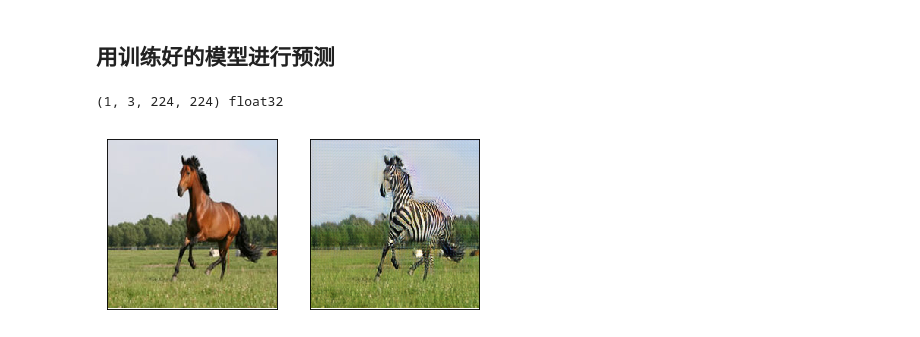
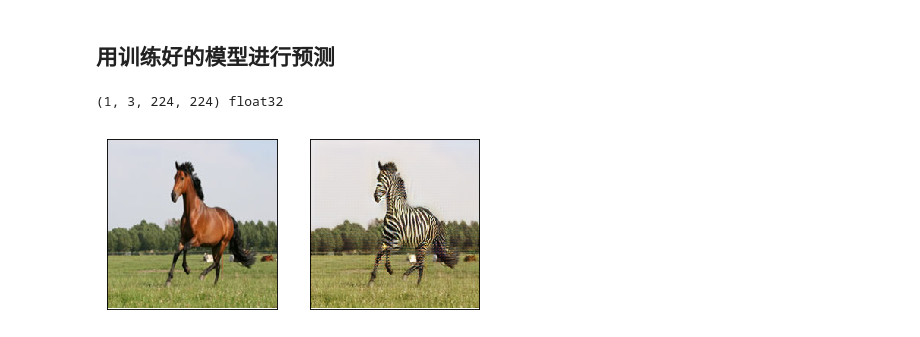
Before and after one commit to PaddlePaddle/book, a Jupyter notebook: paddle2.0_docs/cyclegan/cyclegan.ipynb, the cells around one changed output. Cells and saved outputs as stored; diff of their text form; code cells hidden in the pictures.

```diff
--- a/paddle2.0_docs/cyclegan/cyclegan.ipynb
+++ b/paddle2.0_docs/cyclegan/cyclegan.ipynb
@@ -18,7 +22,6 @@ CycleGAN，即循环生成对抗网络，是一种用于图片风格迁移的模
 # %%
 import paddle
-from paddle.io import Dataset, DataLoader
-import paddle.fluid as fluid
+from paddle.io import Dataset, DataLoader, IterableDataset
 import numpy as np
 import cv2
 import random
@@ -29,16 +32,15 @@ import matplotlib.pyplot as plt
 
 warnings.filterwarnings("ignore", category=Warning) # 过滤报警信息
 
-paddle.disable_static() # 设置框架使用动态图模式
-
 BATCH_SIZE = 1
 DATA_DIR = '/home/aistudio/data/data10040/horse2zebra/' # 设置训练集数据地址
-# PLACE = fluid.CPUPlace() # 在cpu上训练
-PLACE = fluid.CUDAPlace(0)  # 在gpu上训练
+# PLACE = paddle.CPUPlace() # 在cpu上训练
+PLACE = paddle.CUDAPlace(0)  # 在gpu上训练
 # %% [markdown]
 ## 准备数据集
 # %%
 from PIL import Image
+from paddle.vision.transforms import RandomCrop
 
 # 处理图片数据：随机裁切、调整图片数据形状、归一化数据
 def data_transform(img, output_size):
@@ -46,10 +48,8 @@ def data_transform(img, output_size):
     assert h == w and h >= output_size # check picture size
 
     # random crop
-    margin = h - output_size
-    left = random.randint(0, margin)
-    top = random.randint(0, margin)
-    img = img[top : top + output_size, left : left + output_size, :]
+    rc = RandomCrop(224)
+    img = rc(img)
 
     # normalize
     img = img / 255. * 2. - 1.
@@ -472,31 +493,30 @@ Start time : 2020-11-30 23:36:56 start step: 240001
 ## 用训练好的模型进行预测
 # %%
 def infer(img_path, place, model_path='./model/'):
-    with fluid.dygraph.guard(place):
-        # 定义生成器对象
-        g_b = Gen()
+    # 定义生成器对象
+    g_b = Gen()
 
-        # 设置模型为训练模式，针对bn、dropout等进行不同处理
-        g_b.eval()
+    # 设置模型为训练模式，针对bn、dropout等进行不同处理
+    g_b.eval()
 
-        # 读取存储的模型
-        gb_para, _ = fluid.load_dygraph(model_path+'gen_a2b')
-        g_b.load_dict(gb_para)
+    # 读取存储的模型
+    gb_para_dict = paddle.load(model_path+'gen_a2b.pdparams')
+    g_b.set_state_dict(gb_para_dict)
 
-        # 读取图片数据
-        img_a = cv2.imread(img_path)
-        img_a = cv2.cvtColor(img_a, cv2.COLOR_BGR2RGB)
-        img_a = data_transform(img_a, 224)
-        img_a = paddle.to_tensor(np.array([img_a]))
+    # 读取图片数据
+    img_a = cv2.imread(img_path)
+    img_a = cv2.cvtColor(img_a, cv2.COLOR_BGR2RGB)
+    img_a = data_transform(img_a, 224)
+    img_a = paddle.to_tensor(np.array([img_a]))
 
-        # 正向计算进行推理
-        img_b = g_b(img_a)
+    # 正向计算进行推理
+    img_b = g_b(img_a)
 
-        # 打印输出输入、输出图片
-        print(img_a.numpy().shape, img_a.numpy().dtype)
-        show_pics([img_a.numpy(), img_b.numpy()])
+    # 打印输出输入、输出图片
+    print(img_a.numpy().shape, img_a.numpy().dtype)
+    show_pics([img_a.numpy(), img_b.numpy()])
 
 infer('./data/data10040/horse2zebra/testA/n02381460_1300.jpg', PLACE)
 # %% [output]
 (1, 3, 224, 224) float32
-[figure, old version]
+[figure, new version]
```
Also changed, not shown: parts of 7 cells of this notebook.
